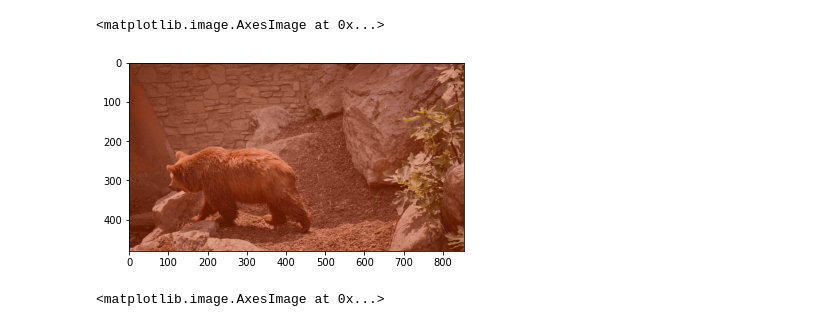
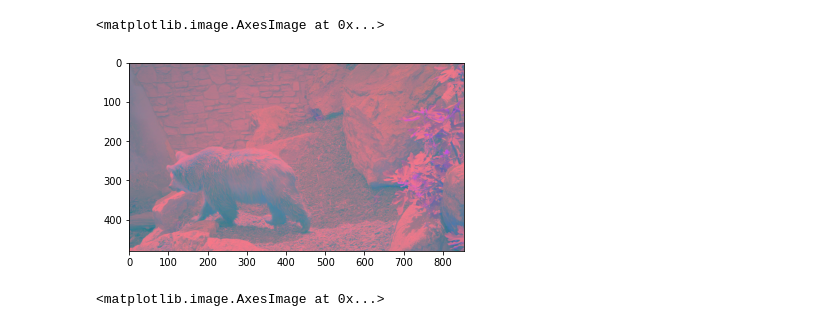
Before and after one commit to LIDS-UNICAMP/FLIM, a Jupyter notebook: example/build_feature_extractor.ipynb, the cells around one changed output. Cells and saved outputs as stored; diff of their text form; code cells hidden in the pictures.

```diff
--- a/example/build_feature_extractor.ipynb
+++ b/example/build_feature_extractor.ipynb
@@ -19,10 +19,10 @@ architecture = utils.load_architecture('arch.json')
 # the images are in LAB color space and have
 images, markers = utils.load_images_and_markers('images_and_markers')
 # %%
-plt.imshow(utils.from_lab_to_rgb(images[0]))
+plt.imshow(images[0])
 # %% [output]
 <matplotlib.image.AxesImage at 0x...>
-[figure, old version]
+[figure, new version]
 # %%
 plt.imshow(markers[0])
 # %% [output]
```
Also changed, not shown: parts of 3 cells of this notebook.
